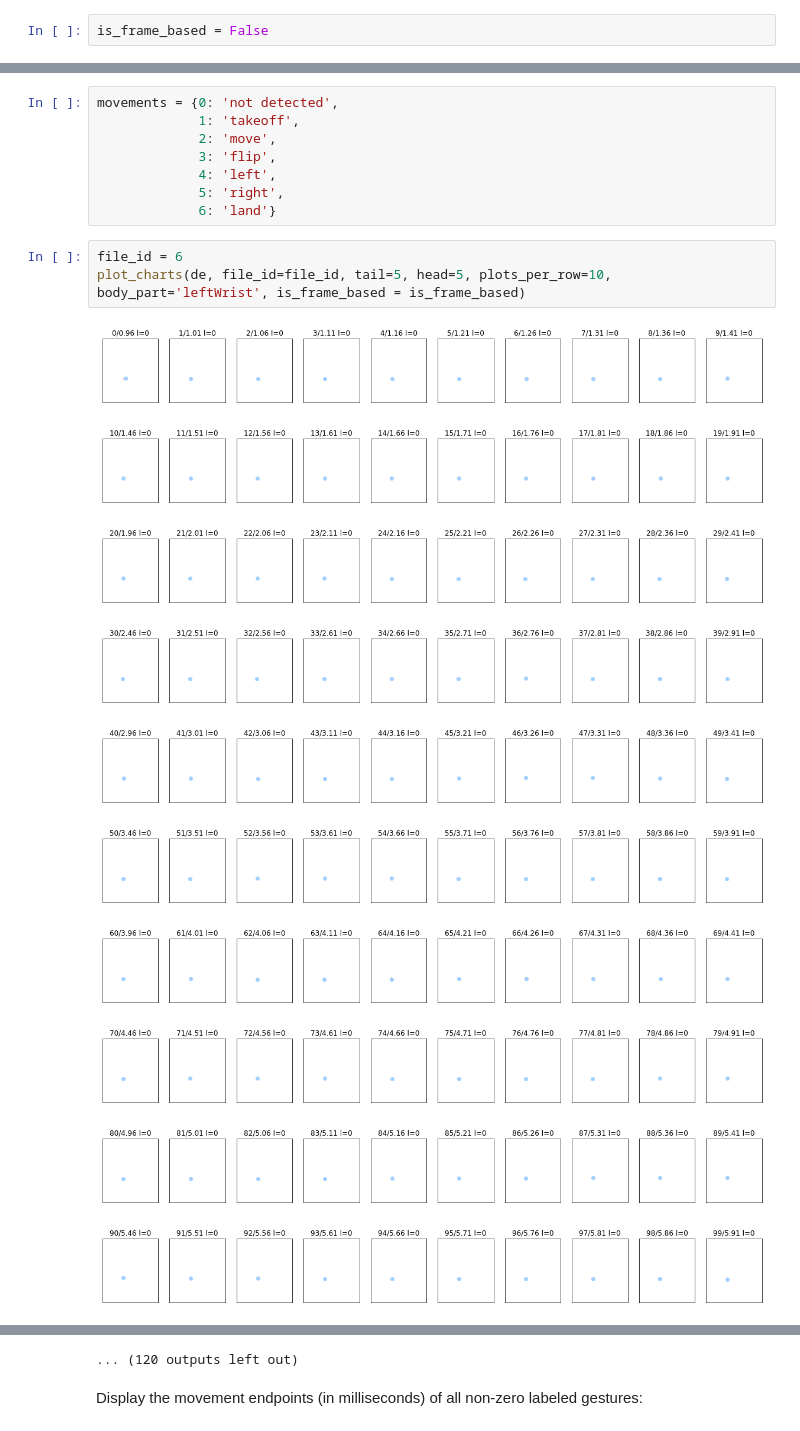
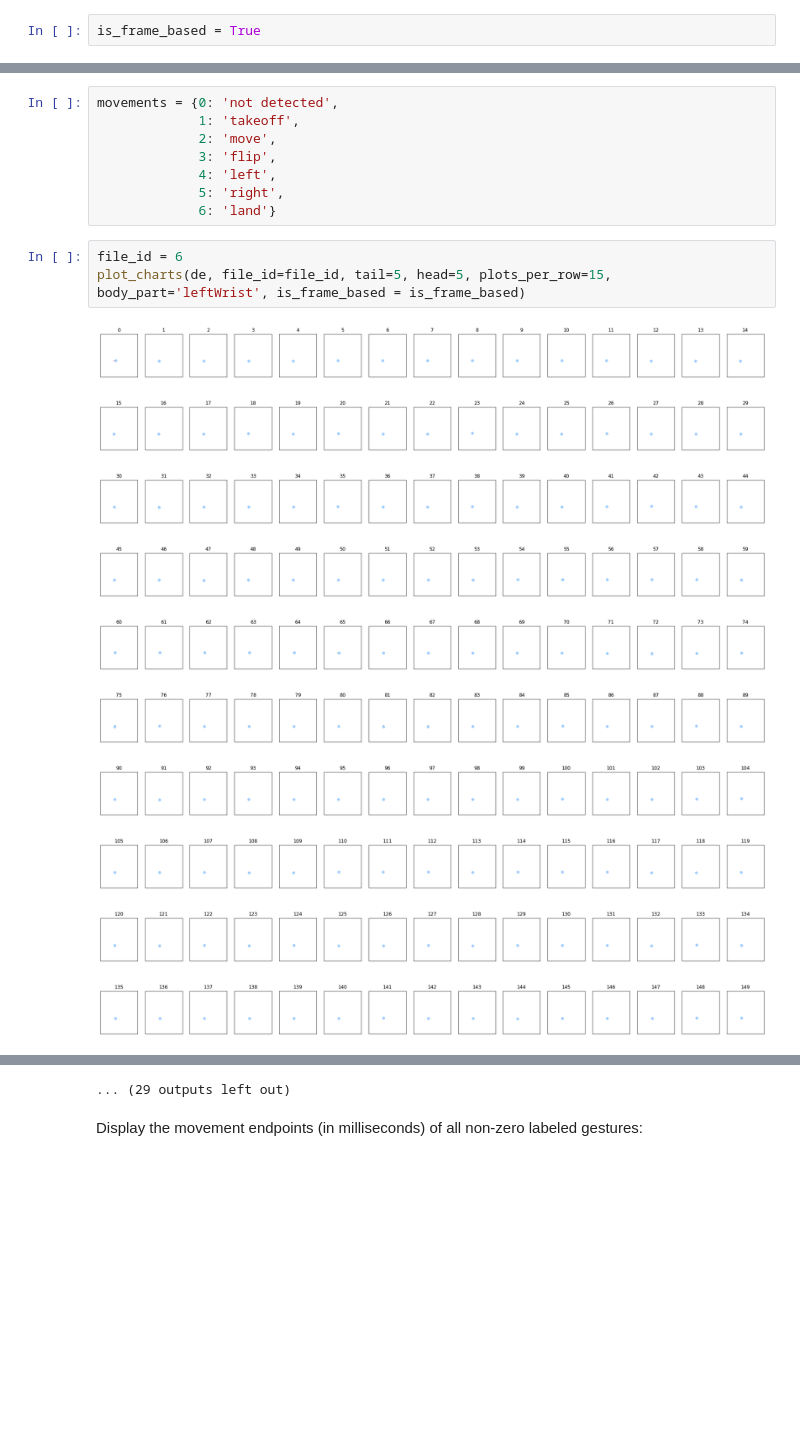
Before and after one commit to chriswegmann/drone_steering, a Jupyter notebook: models/playground/Gesture Visualization.ipynb, the cells around one changed output, grey strips where cells are left out. Saved outputs shown, nothing was run; the diff lists cells and outputs as text; blank space fills up the shorter version.

```diff
--- a/models/playground/Gesture Visualization.ipynb
+++ b/models/playground/Gesture Visualization.ipynb
@@ -20,7 +20,7 @@ os.chdir('../..')
 # %%
 from app_local.module import DataEnsembler, GestureTransformer
 # %%
-is_frame_based = False
+is_frame_based = True
 # %%
 de = DataEnsembler(ms_per_frame=120)
 de.investigate_available_datafiles(data_dir='data/gesture/', is_frame_based = is_frame_based)
@@ -200,15 +200,15 @@ movements = {0: 'not detected',
              6: 'land'}
 # %%
 file_id = 6
-plot_charts(de, file_id=file_id, tail=5, head=5, plots_per_row=10, body_part='leftWrist', is_frame_based = is_frame_based)
+plot_charts(de, file_id=file_id, tail=5, head=5, plots_per_row=15, body_part='leftWrist', is_frame_based = is_frame_based)
 # %% [output]
-[figure, old version]
+[figure, new version]
-[figure, old version]
+[figure, new version]
-[figure, old version]
+[figure, new version]
-[figure, old version]
+[figure, new version]
-[figure, old version]
+[figure, new version]
-[figure, old version]
+[figure, new version]
-[figure, old version]
+[figure, new version]
-[figure, old version]
+[figure, new version]
-[figure, old version]
+[figure, new version]
-[figure, old version]
+[figure, new version]
@@ -217,4 +217,4 @@ plot_charts(de, file_id=file_id, tail=5, head=5, plots_per_row=10, body_part='le
-... (120 outputs left out)
+... (29 outputs left out)
 # %% [markdown]
 Display the movement endpoints (in milliseconds) of all non-zero labeled gestures:
 # %%
```
Also changed, not shown: parts of 6 cells of this notebook, 1 other file.
